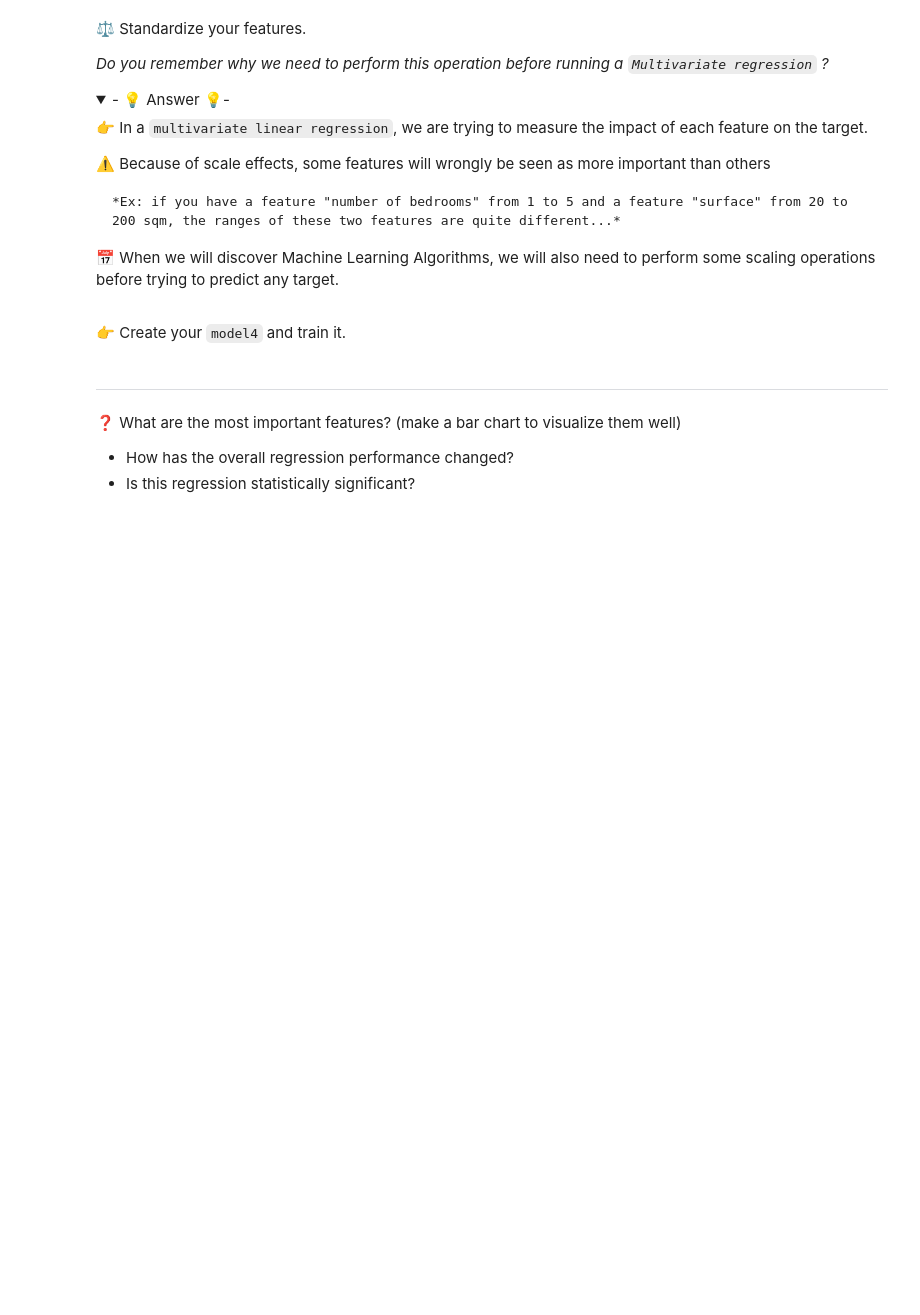
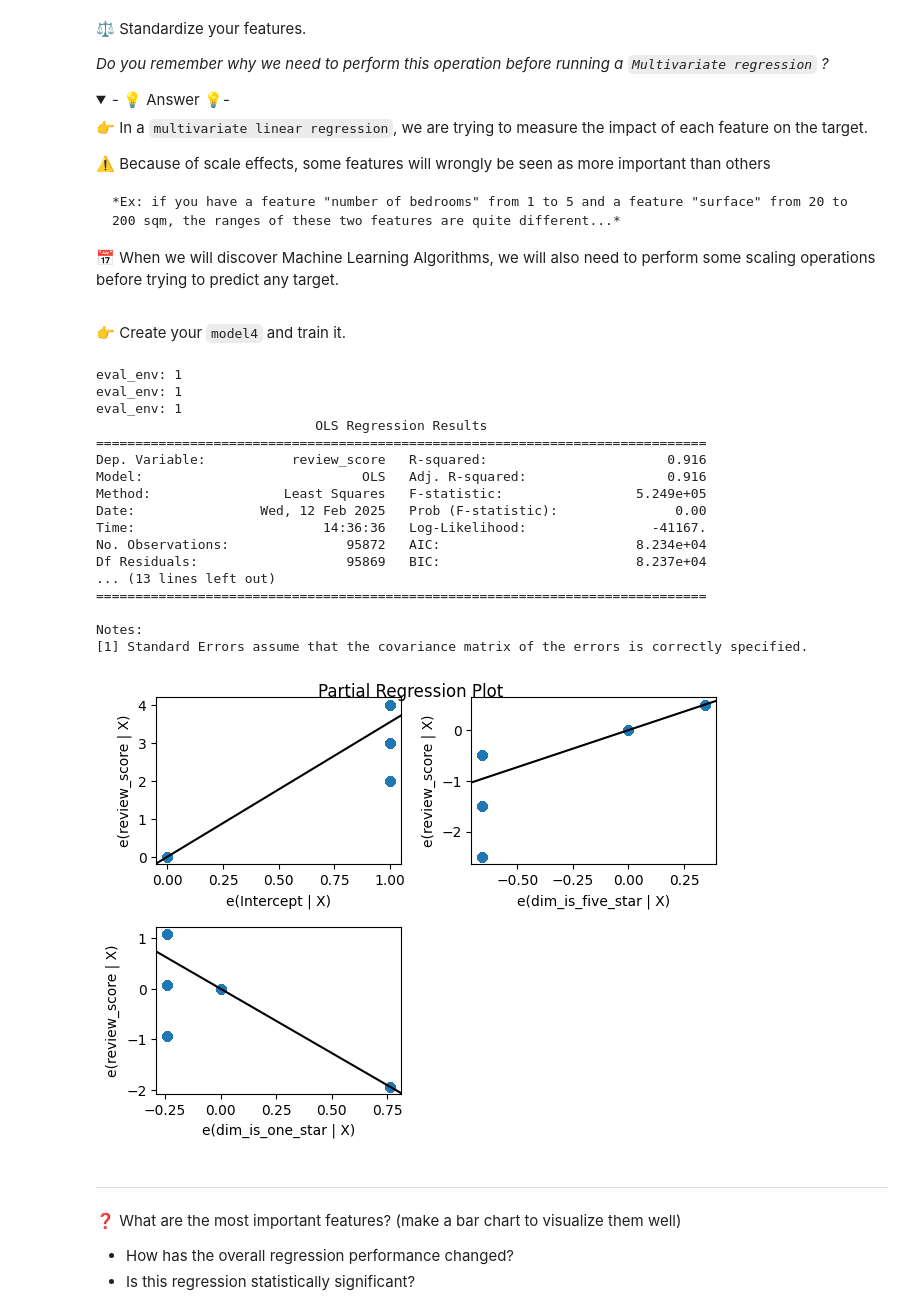
Before and after one commit to andyheggs/data-orders-regression, a Jupyter notebook: orders_regression.ipynb, the cells around one changed output. Drawn from its saved outputs; the diff is of its cells as text; code cells hidden in the pictures; folded sections open; blank space fills up the shorter version.

```diff
--- a/orders_regression.ipynb
+++ b/orders_regression.ipynb
@@ -149,3 +229,30 @@ Contrary to what was found with the simple bivariate correlation analysis, `dela
+# %%
+model4 = smf.ols(
+    formula='review_score ~ dim_is_five_star + dim_is_one_star',
+    data=orders
+).fit()
+
+fig = sm.graphics.plot_partregress_grid(model4)
+print(model4.summary())
+# %% [output]
+eval_env: 1
+eval_env: 1
+eval_env: 1
+                            OLS Regression Results
+==============================================================================
+Dep. Variable:           review_score   R-squared:                       0.916
+Model:                            OLS   Adj. R-squared:                  0.916
+Method:                 Least Squares   F-statistic:                 5.249e+05
+Date:                Wed, 12 Feb 2025   Prob (F-statistic):               0.00
+Time:                        14:36:36   Log-Likelihood:                -41167.
+No. Observations:               95872   AIC:                         8.234e+04
+Df Residuals:                   95869   BIC:                         8.237e+04
+... (13 lines left out)
+==============================================================================
+
+Notes:
+[1] Standard Errors assume that the covariance matrix of the errors is correctly specified.
+[figure, added]
 # %% [markdown]
 ---
 ❓ What are the most important features? (make a bar chart to visualize them well)
```
Also changed, not shown: parts of 27 cells of this notebook.
